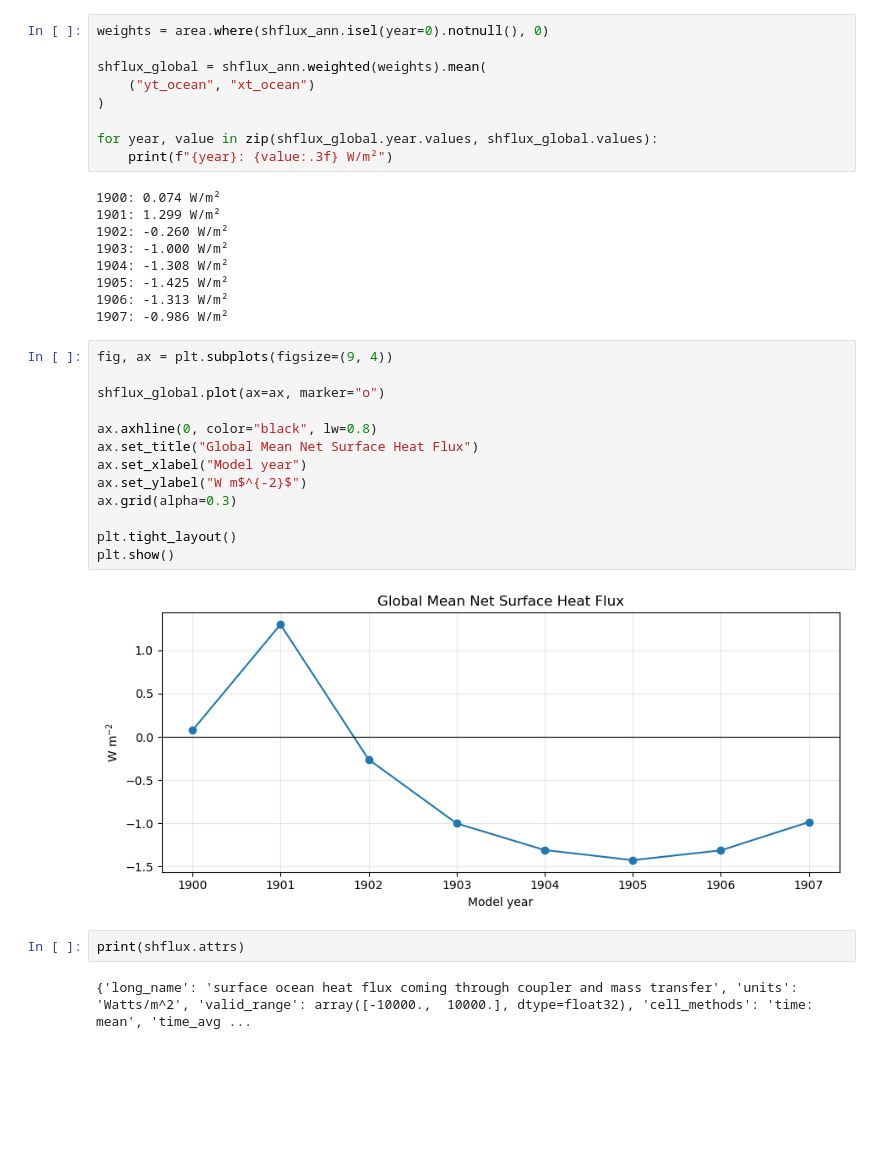
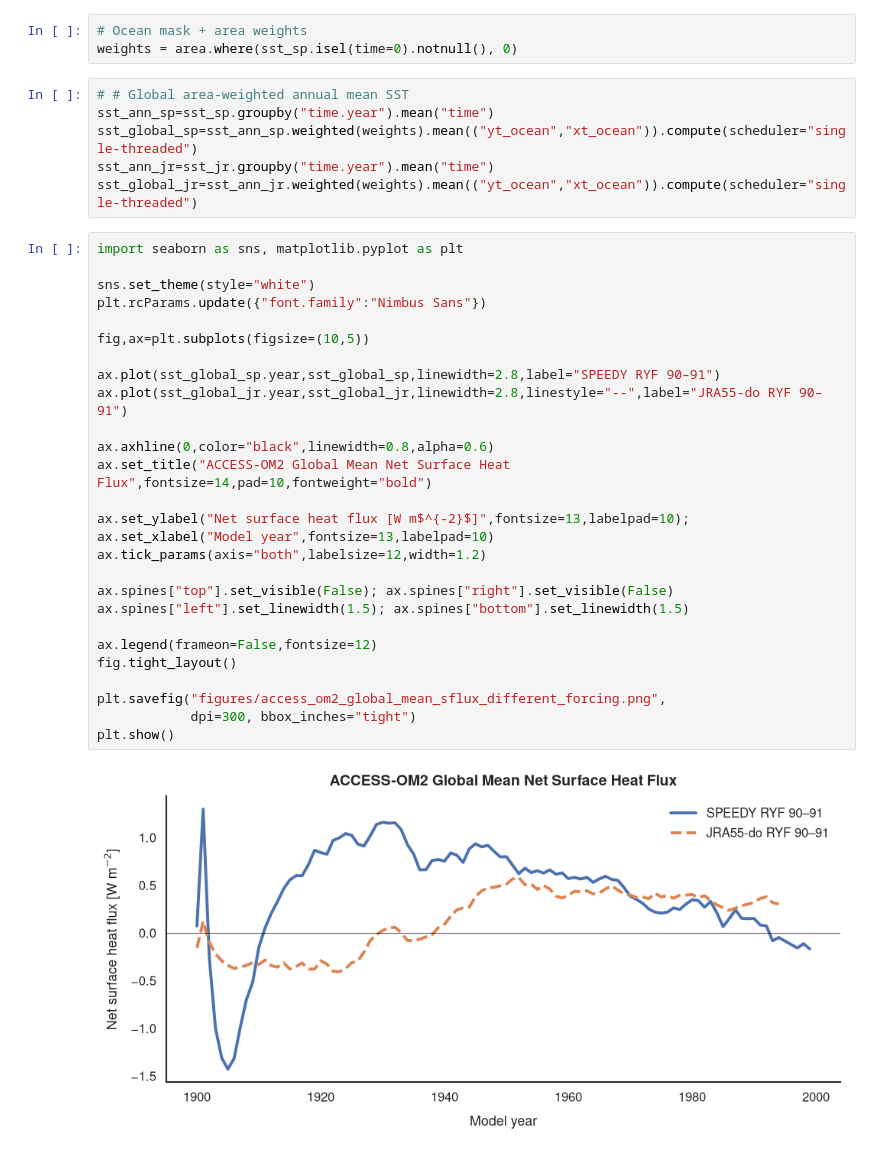
Before and after one commit to VanuatuN/SPEEDY-ACCESSOM2_analysis, a Jupyter notebook: surface_heating.ipynb, the cells around one changed output. Saved outputs shown, nothing was run; the diff lists cells and outputs as text; blank space fills up the shorter version.

```diff
--- a/surface_heating.ipynb
+++ b/surface_heating.ipynb
@@ -184,39 +203,39 @@ Attributes:
     valid_range:   [0.e+00 1.e+15]
     cell_methods:  time: point
 # %%
-weights = area.where(shflux_ann.isel(year=0).notnull(), 0)
-
-shflux_global = shflux_ann.weighted(weights).mean(
-    ("yt_ocean", "xt_ocean")
-)
-
-for year, value in zip(shflux_global.year.values, shflux_global.values):
-    print(f"{year}: {value:.3f} W/m²")
+# Ocean mask + area weights
+weights = area.where(sst_sp.isel(time=0).notnull(), 0)
-# %% [output]
-1900: 0.074 W/m²
-1901: 1.299 W/m²
-1902: -0.260 W/m²
-1903: -1.000 W/m²
-1904: -1.308 W/m²
-1905: -1.425 W/m²
-1906: -1.313 W/m²
-1907: -0.986 W/m²
 # %%
-fig, ax = plt.subplots(figsize=(9, 4))
-
-shflux_global.plot(ax=ax, marker="o")
-
-ax.axhline(0, color="black", lw=0.8)
-ax.set_title("Global Mean Net Surface Heat Flux")
-ax.set_xlabel("Model year")
-ax.set_ylabel("W m$^{-2}$")
-ax.grid(alpha=0.3)
-
-plt.tight_layout()
-plt.show()
+# # Global area-weighted annual mean SST
+sst_ann_sp=sst_sp.groupby("time.year").mean("time")
+sst_global_sp=sst_ann_sp.weighted(weights).mean(("yt_ocean","xt_ocean")).compute(scheduler="single-threaded")
+sst_ann_jr=sst_jr.groupby("time.year").mean("time")
+sst_global_jr=sst_ann_jr.weighted(weights).mean(("yt_ocean","xt_ocean")).compute(scheduler="single-threaded")
-# %% [output]
-[figure, removed]
 # %%
-print(shflux.attrs)
+import seaborn as sns, matplotlib.pyplot as plt
+
+sns.set_theme(style="white")
+plt.rcParams.update({"font.family":"Nimbus Sans"})
+
+fig,ax=plt.subplots(figsize=(10,5))
+
+ax.plot(sst_global_sp.year,sst_global_sp,linewidth=2.8,label="SPEEDY RYF 90–91")
+ax.plot(sst_global_jr.year,sst_global_jr,linewidth=2.8,linestyle="--",label="JRA55-do RYF 90–91")
+
+ax.axhline(0,color="black",linewidth=0.8,alpha=0.6)
+ax.set_title("ACCESS-OM2 Global Mean Net Surface Heat Flux",fontsize=14,pad=10,fontweight="bold")
+
+ax.set_ylabel("Net surface heat flux [W m$^{-2}$]",fontsize=13,labelpad=10); ax.set_xlabel("Model year",fontsize=13,labelpad=10)
+ax.tick_params(axis="both",labelsize=12,width=1.2)
+
+ax.spines["top"].set_visible(False); ax.spines["right"].set_visible(False)
+ax.spines["left"].set_linewidth(1.5); ax.spines["bottom"].set_linewidth(1.5)
+
+ax.legend(frameon=False,fontsize=12)
+fig.tight_layout()
+
+plt.savefig("figures/access_om2_global_mean_sflux_different_forcing.png",
+            dpi=300, bbox_inches="tight")
+plt.show()
 # %% [output]
-{'long_name': 'surface ocean heat flux coming through coupler and mass transfer', 'units': 'Watts/m^2', 'valid_range': array([-10000.,  10000.], dtype=float32), 'cell_methods': 'time: mean', 'time_avg ...
+[figure, added]
```
Also changed, not shown: parts of 17 cells of this notebook, 6 other files.
